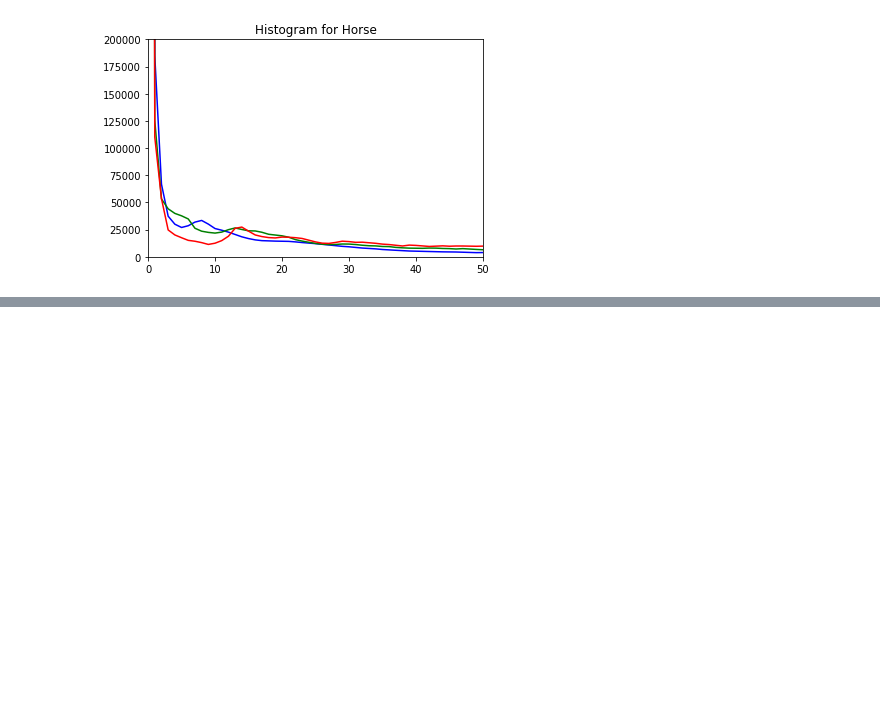
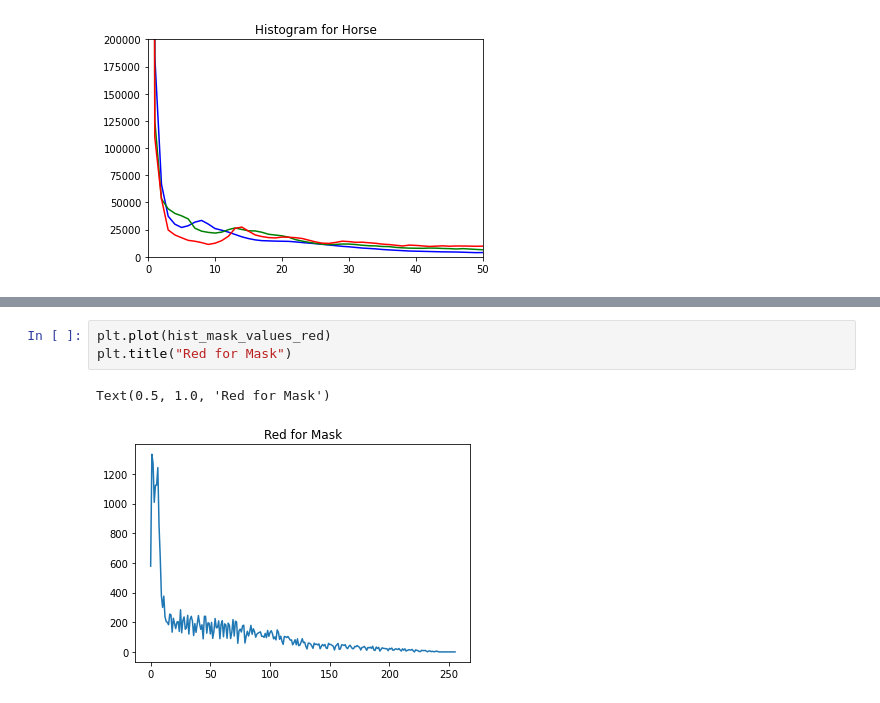
Before and after one commit to JaimePazLopes/Computer-Vision-with-OpenCV-and-Deep-Learning, a Jupyter notebook: Image Processing/Histograms.ipynb, the cells around one changed output, grey strips where cells are left out. Saved outputs shown, nothing was run; the diff lists cells and outputs as text; blank space fills up the shorter version.

```diff
--- a/Image Processing/Histograms.ipynb
+++ b/Image Processing/Histograms.ipynb
@@ -77,0 +110,6 @@ Text(0.5, 1.0, 'Histogram for Horse')
+# %%
+plt.plot(hist_mask_values_red)
+plt.title("Red for Mask")
+# %% [output]
+Text(0.5, 1.0, 'Red for Mask')
+[figure, added]
```
Also changed, not shown: parts of 18 cells of this notebook, 2 other files.
